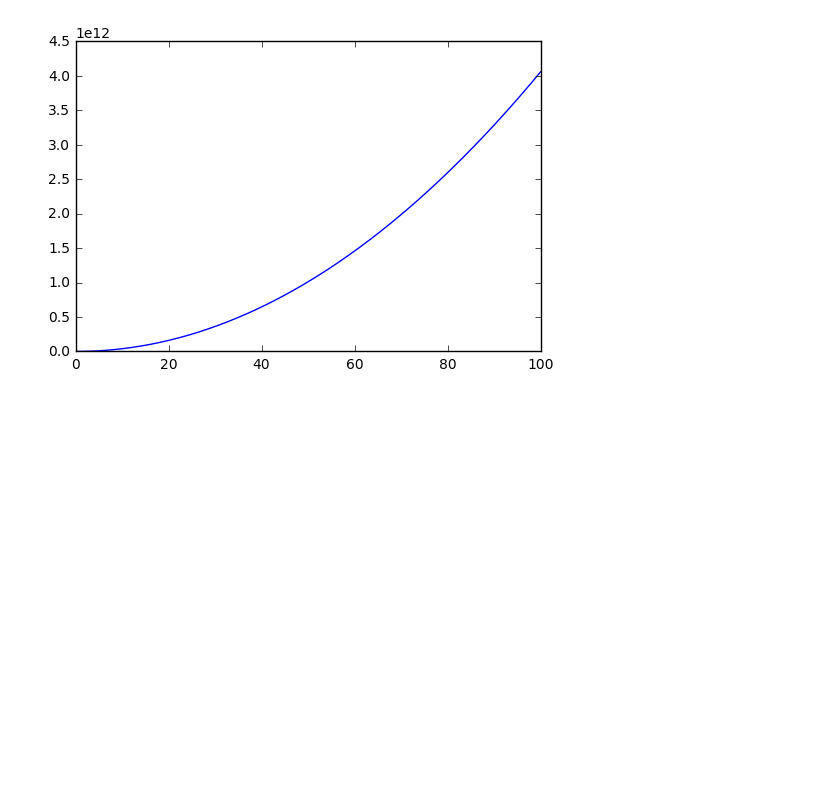
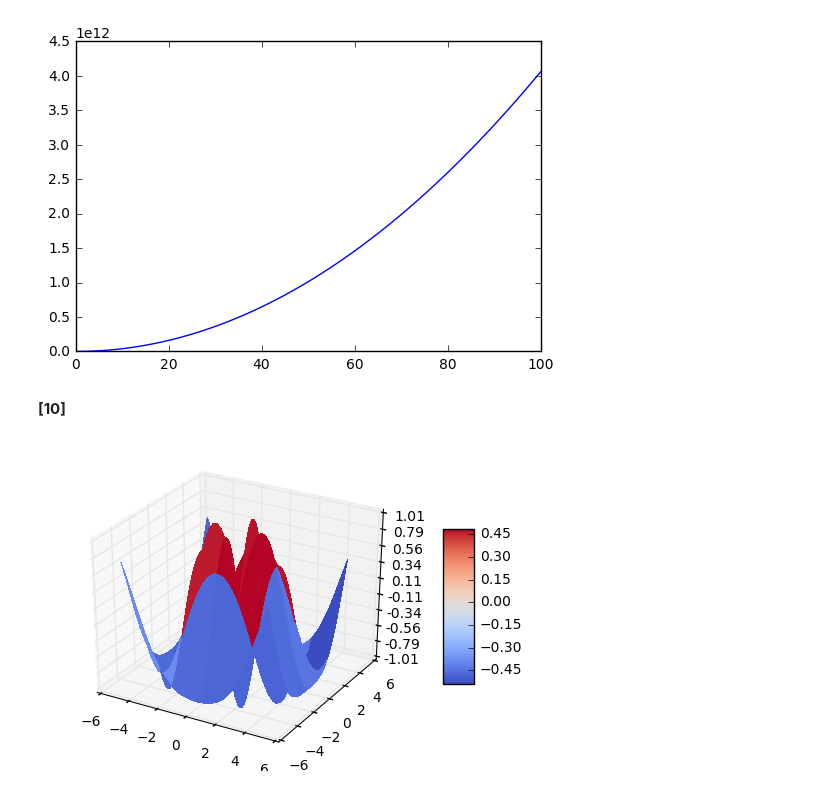
Before and after one commit to EvdokimovN/S7DataScience, a Jupyter notebook: S7DataScience.ipynb, the cells around one changed output. Saved outputs shown, nothing was run; the diff lists cells and outputs as text; code cells hidden in the pictures; blank space fills up the shorter version.

```diff
--- a/S7DataScience.ipynb
+++ b/S7DataScience.ipynb
@@ -196,3 +224,37 @@ plt.plot(w1, y)
 plt.show()
 # %% [output]
 [figure]
+# %% [markdown]
+**[10]**
+# %%
+from mpl_toolkits.mplot3d import Axes3D
+import matplotlib.pyplot as plt
+from matplotlib import cm
+from matplotlib.ticker import LinearLocator, FormatStrFormatter
+import numpy as np
+
+
+fig = plt.figure()
+ax = fig.gca(projection='3d')
+
+# Make data.
+X = np.arange(-5, 5, 0.25)
+Y = np.arange(-5, 5, 0.25)
+X, Y = np.meshgrid(X, Y)
+Z = [error(w0, w1, df[height_column_index], df[weight_column_index])]
+
+# Plot the surface.
+surf = ax.plot_surface(X, Y, Z, cmap=cm.coolwarm,
+                       linewidth=0, antialiased=False)
+
+# Customize the z axis.
+ax.set_zlim(-1.01, 1.01)
+ax.zaxis.set_major_locator(LinearLocator(10))
+ax.zaxis.set_major_formatter(FormatStrFormatter('%.02f'))
+
+# Add a color bar which maps values to colors.
+fig.colorbar(surf, shrink=0.5, aspect=5)
+
+plt.show()
+# %% [output]
+[figure, added]
```
Also changed, not shown: parts of 4 cells of this notebook.
